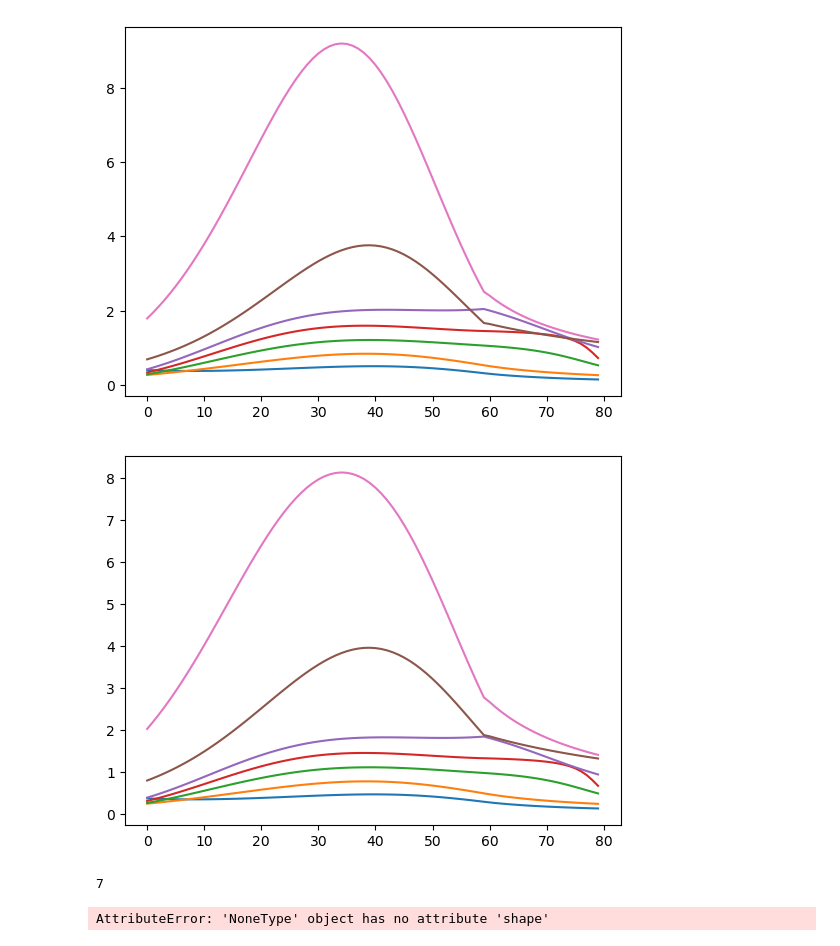
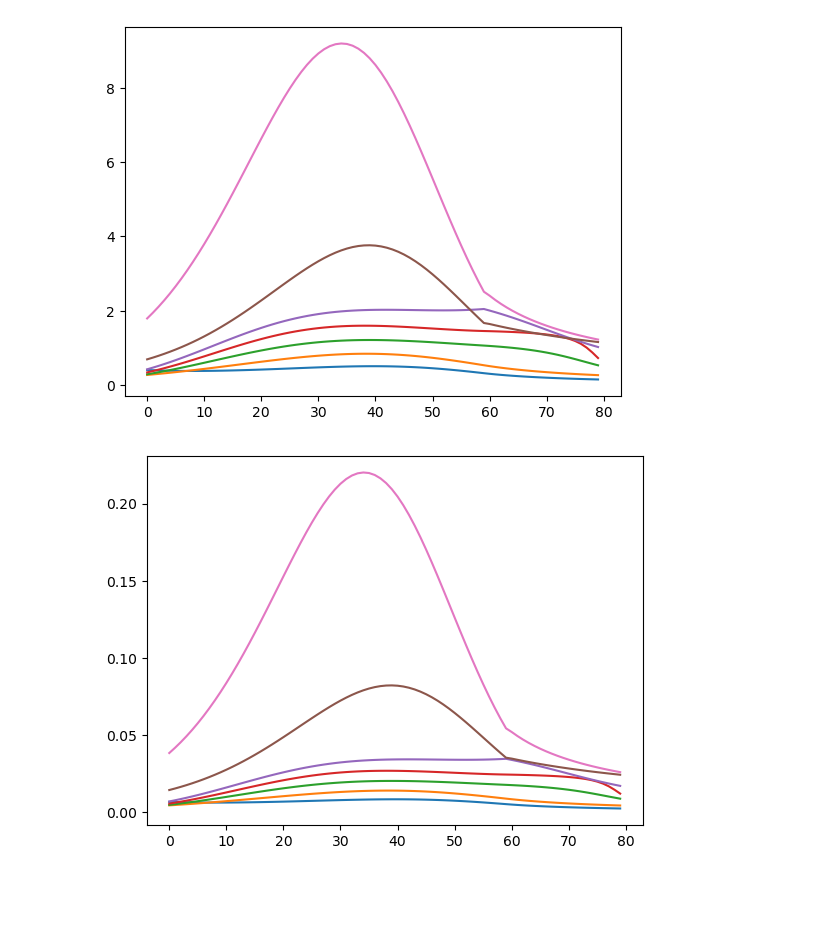
Before and after one commit to jdebacker/UN-OG-Training, a Jupyter notebook: code/Exercise_Solutions.ipynb, the cells around one changed output. Drawn from its saved outputs; the diff is of its cells as text; code cells hidden in the pictures; blank space fills up the shorter version.

```diff
--- a/code/Exercise_Solutions.ipynb
+++ b/code/Exercise_Solutions.ipynb
@@ -685,17 +685,9 @@ def gen_new_emat(E, S, J, lambdas, age_wgts, gini_to_match=35.7, plot=False):
 
     return emat_new_scaled
 # %%
-e_new = gen_new_emat(p.E, p.S, p.J, p.lambdas, p.omega_SS, gini_to_match=35.7, plot=True)
+e_new = gen_new_emat(p.E, p.S, p.J, p.lambdas, p.omega_SS, gini_to_match=85.7, plot=True)
 for j in np.arange(p.J):
     plt.plot(e_new[:, j])
 plt.show()
 # %% [output]
-[figure, old version]
+[figure, new version]
-# %%
-p.J
-# %% [output]
-7
-# %%
-e_new.shape
-# %% [output]
-AttributeError: 'NoneType' object has no attribute 'shape'
```
